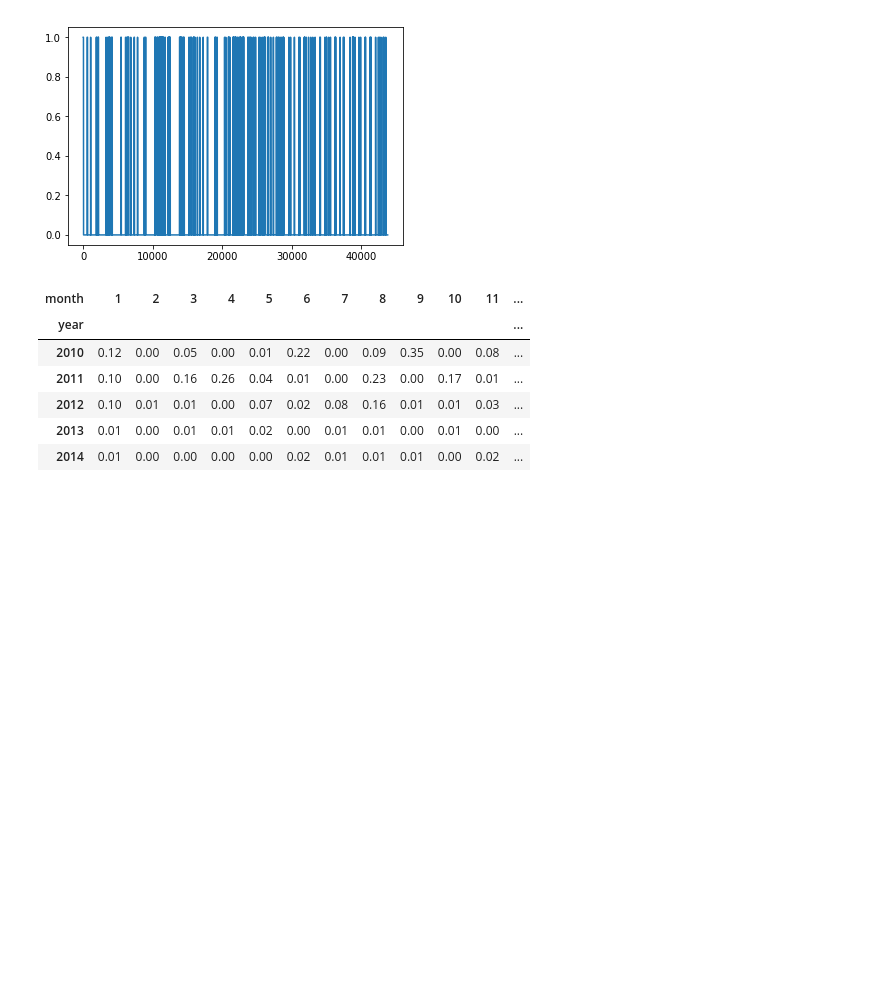
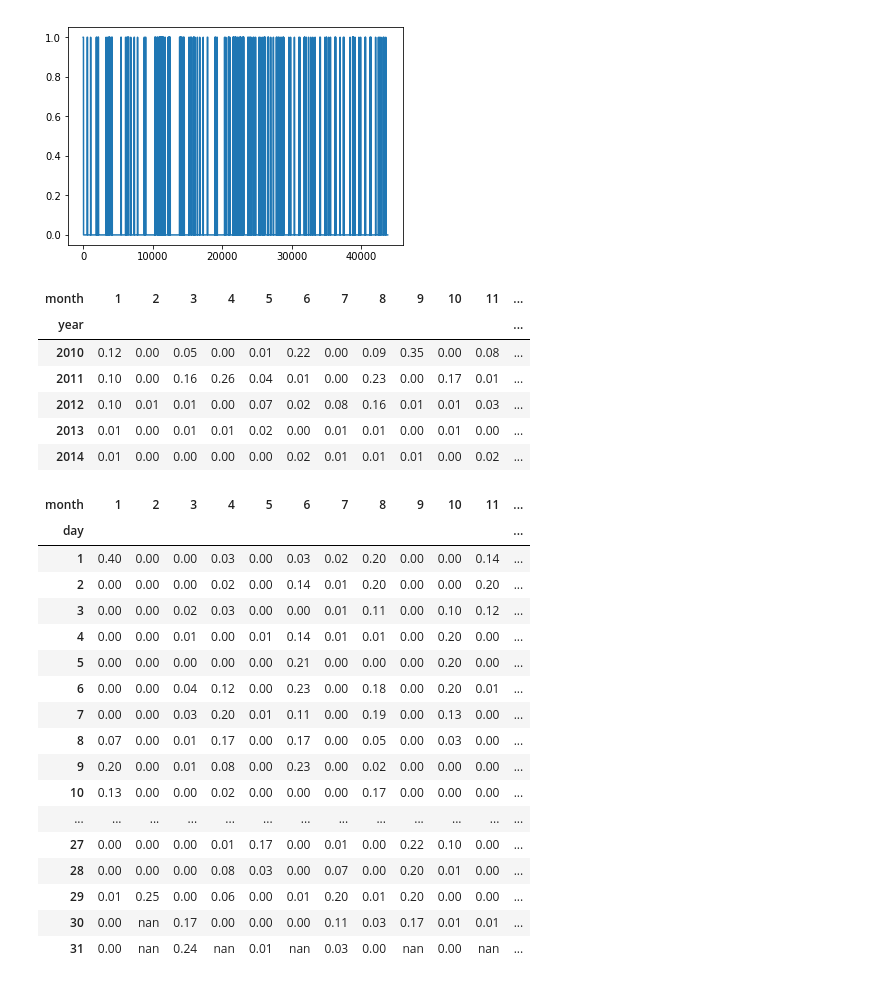
Before and after one commit to ispapadakis/mts, a Jupyter notebook: Exploratory Data Analysis.ipynb, the cells around one changed output. Drawn from its saved outputs; the diff is of its cells as text; code cells hidden in the pictures; blank space fills up the shorter version.

```diff
--- a/Exploratory Data Analysis.ipynb
+++ b/Exploratory Data Analysis.ipynb
@@ -148,3 +152,25 @@ grouped.style.format("{:.2f}").highlight_max(axis=1)
 | 2012 | 0.10 | 0.01 | 0.01 | 0.00 | 0.07 | 0.02 | 0.08 | 0.16 | 0.01 | 0.01 | 0.03 | ... |
 | 2013 | 0.01 | 0.00 | 0.01 | 0.01 | 0.02 | 0.00 | 0.01 | 0.01 | 0.00 | 0.01 | 0.00 | ... |
 | 2014 | 0.01 | 0.00 | 0.00 | 0.00 | 0.00 | 0.02 | 0.01 | 0.01 | 0.01 | 0.00 | 0.02 | ... |
+# %%
+grouped = beijing.groupby(["day","month"])["miss_pm2.5"].mean().unstack()
+grouped.style.format("{:.2f}").highlight_max(axis=1)
+# %% [output]
+| month | 1 | 2 | 3 | 4 | 5 | 6 | 7 | 8 | 9 | 10 | 11 | ... |
+| day |  |  |  |  |  |  |  |  |  |  |  | ... |
+| 1 | 0.40 | 0.00 | 0.00 | 0.03 | 0.00 | 0.03 | 0.02 | 0.20 | 0.00 | 0.00 | 0.14 | ... |
+| 2 | 0.00 | 0.00 | 0.00 | 0.02 | 0.00 | 0.14 | 0.01 | 0.20 | 0.00 | 0.00 | 0.20 | ... |
+| 3 | 0.00 | 0.00 | 0.02 | 0.03 | 0.00 | 0.00 | 0.01 | 0.11 | 0.00 | 0.10 | 0.12 | ... |
+| 4 | 0.00 | 0.00 | 0.01 | 0.00 | 0.01 | 0.14 | 0.01 | 0.01 | 0.00 | 0.20 | 0.00 | ... |
+| 5 | 0.00 | 0.00 | 0.00 | 0.00 | 0.00 | 0.21 | 0.00 | 0.00 | 0.00 | 0.20 | 0.00 | ... |
+| 6 | 0.00 | 0.00 | 0.04 | 0.12 | 0.00 | 0.23 | 0.00 | 0.18 | 0.00 | 0.20 | 0.01 | ... |
+| 7 | 0.00 | 0.00 | 0.03 | 0.20 | 0.01 | 0.11 | 0.00 | 0.19 | 0.00 | 0.13 | 0.00 | ... |
+| 8 | 0.07 | 0.00 | 0.01 | 0.17 | 0.00 | 0.17 | 0.00 | 0.05 | 0.00 | 0.03 | 0.00 | ... |
+| 9 | 0.20 | 0.00 | 0.01 | 0.08 | 0.00 | 0.23 | 0.00 | 0.02 | 0.00 | 0.00 | 0.00 | ... |
+| 10 | 0.13 | 0.00 | 0.00 | 0.02 | 0.00 | 0.00 | 0.00 | 0.17 | 0.00 | 0.00 | 0.00 | ... |
+| ... | ... | ... | ... | ... | ... | ... | ... | ... | ... | ... | ... | ... |
+| 27 | 0.00 | 0.00 | 0.00 | 0.01 | 0.17 | 0.00 | 0.01 | 0.00 | 0.22 | 0.10 | 0.00 | ... |
+| 28 | 0.00 | 0.00 | 0.00 | 0.08 | 0.03 | 0.00 | 0.07 | 0.00 | 0.20 | 0.01 | 0.00 | ... |
+| 29 | 0.01 | 0.25 | 0.00 | 0.06 | 0.00 | 0.01 | 0.20 | 0.01 | 0.20 | 0.00 | 0.00 | ... |
+| 30 | 0.00 | nan | 0.17 | 0.00 | 0.00 | 0.00 | 0.11 | 0.03 | 0.17 | 0.01 | 0.01 | ... |
+| 31 | 0.00 | nan | 0.24 | nan | 0.01 | nan | 0.03 | 0.00 | nan | 0.00 | nan | ... |
```
Also changed, not shown: parts of 2 cells of this notebook.
